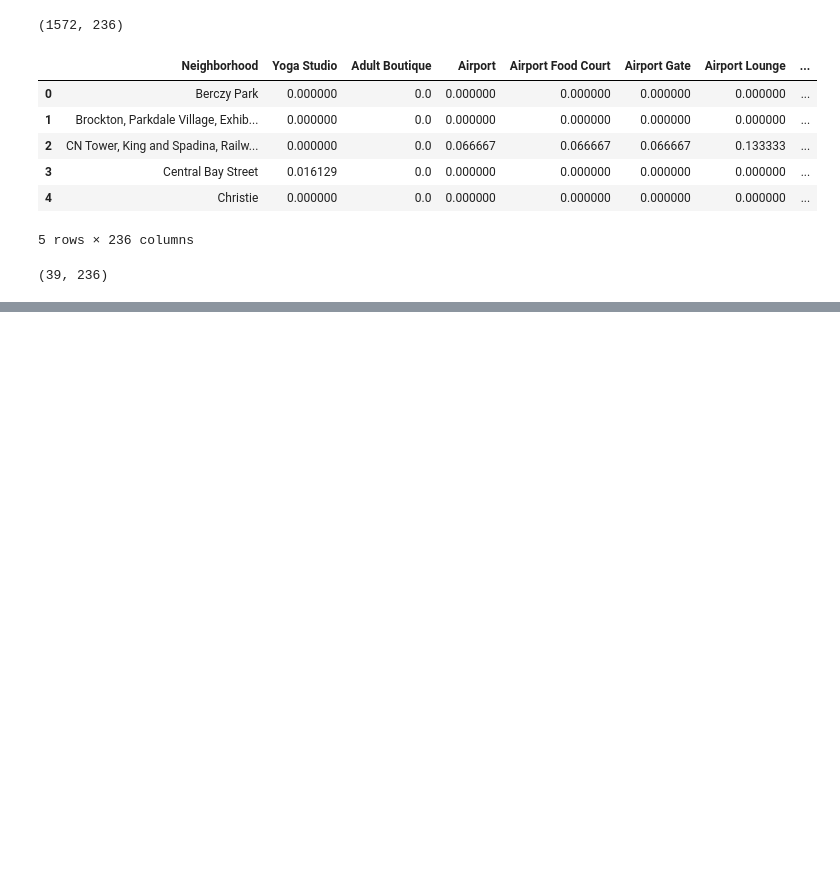
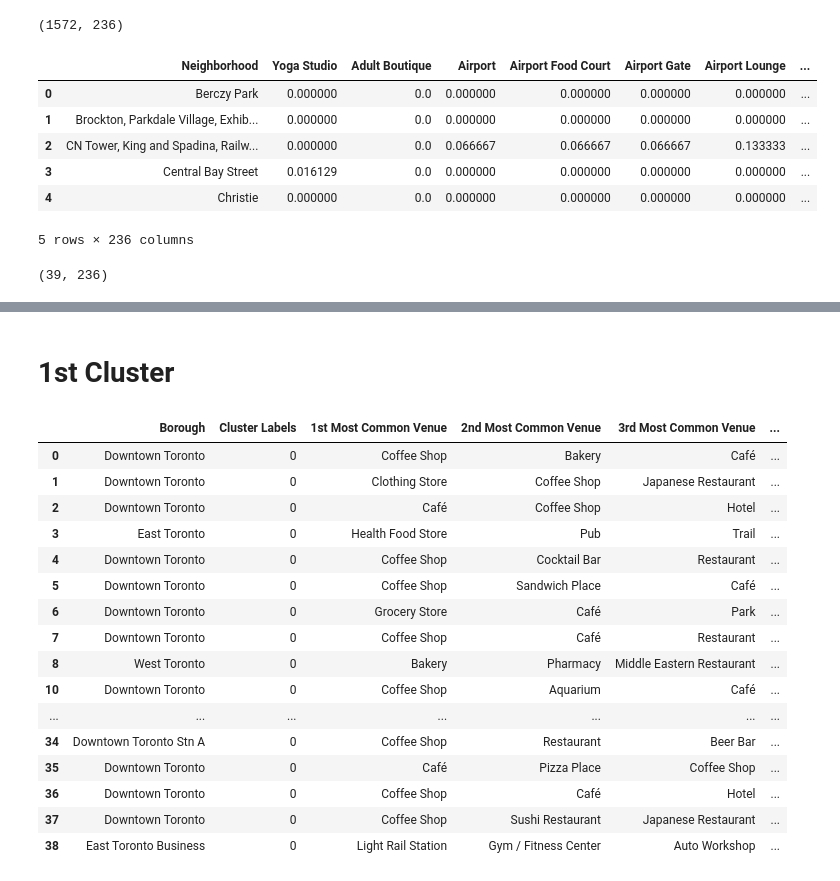
Before and after one commit to ljsalvatierra/coursera-capstone-project, a Jupyter notebook: Week 3 segmenting and clustering neighborhoods in Toronto.ipynb, the cells around one changed output, grey strips where cells are left out. Saved outputs shown, nothing was run; the diff lists cells and outputs as text; code cells hidden in the pictures; blank space fills up the shorter version.

```diff
--- a/Week 3 segmenting and clustering neighborhoods in Toronto.ipynb
+++ b/Week 3 segmenting and clustering neighborhoods in Toronto.ipynb
@@ -356,3 +356,25 @@ for lat, lon, poi, cluster in zip(toronto_merged['Latitude'], toronto_merged['Lo
 map_clusters
 # %% [output]
 [interactive output not drawn]
+# %% [markdown]
+# 1st Cluster
+# %%
+toronto_merged.loc[toronto_merged['Cluster Labels'] == 0, toronto_merged.columns[[1] + list(range(5, toronto_merged.shape[1]))]]
+# %% [output]
+|  | Borough | Cluster Labels | 1st Most Common Venue | 2nd Most Common Venue | 3rd Most Common Venue | ... |
+| 0 | Downtown Toronto | 0 | Coffee Shop | Bakery | Café | ... |
+| 1 | Downtown Toronto | 0 | Clothing Store | Coffee Shop | Japanese Restaurant | ... |
+| 2 | Downtown Toronto | 0 | Café | Coffee Shop | Hotel | ... |
+| 3 | East Toronto | 0 | Health Food Store | Pub | Trail | ... |
+| 4 | Downtown Toronto | 0 | Coffee Shop | Cocktail Bar | Restaurant | ... |
+| 5 | Downtown Toronto | 0 | Coffee Shop | Sandwich Place | Café | ... |
+| 6 | Downtown Toronto | 0 | Grocery Store | Café | Park | ... |
+| 7 | Downtown Toronto | 0 | Coffee Shop | Café | Restaurant | ... |
+| 8 | West Toronto | 0 | Bakery | Pharmacy | Middle Eastern Restaurant | ... |
+| 10 | Downtown Toronto | 0 | Coffee Shop | Aquarium | Café | ... |
+| ... | ... | ... | ... | ... | ... | ... |
+| 34 | Downtown Toronto Stn A | 0 | Coffee Shop | Restaurant | Beer Bar | ... |
+| 35 | Downtown Toronto | 0 | Café | Pizza Place | Coffee Shop | ... |
+| 36 | Downtown Toronto | 0 | Coffee Shop | Café | Hotel | ... |
+| 37 | Downtown Toronto | 0 | Coffee Shop | Sushi Restaurant | Japanese Restaurant | ... |
+| 38 | East Toronto Business | 0 | Light Rail Station | Gym / Fitness Center | Auto Workshop | ... |
```
Also changed, not shown: parts of 10 cells of this notebook.
